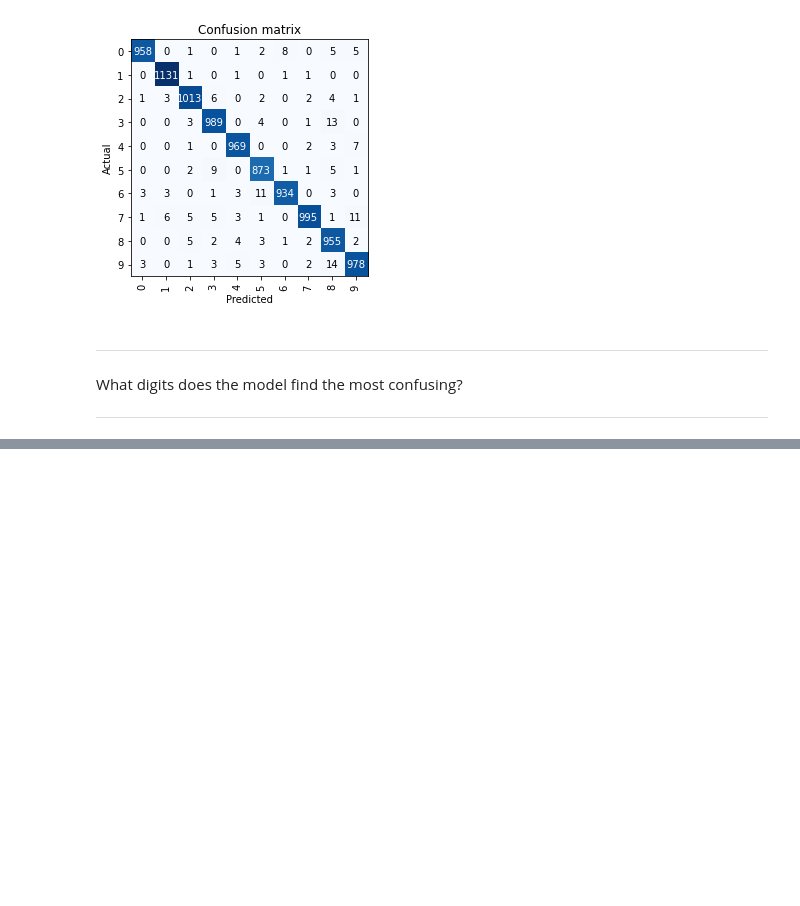
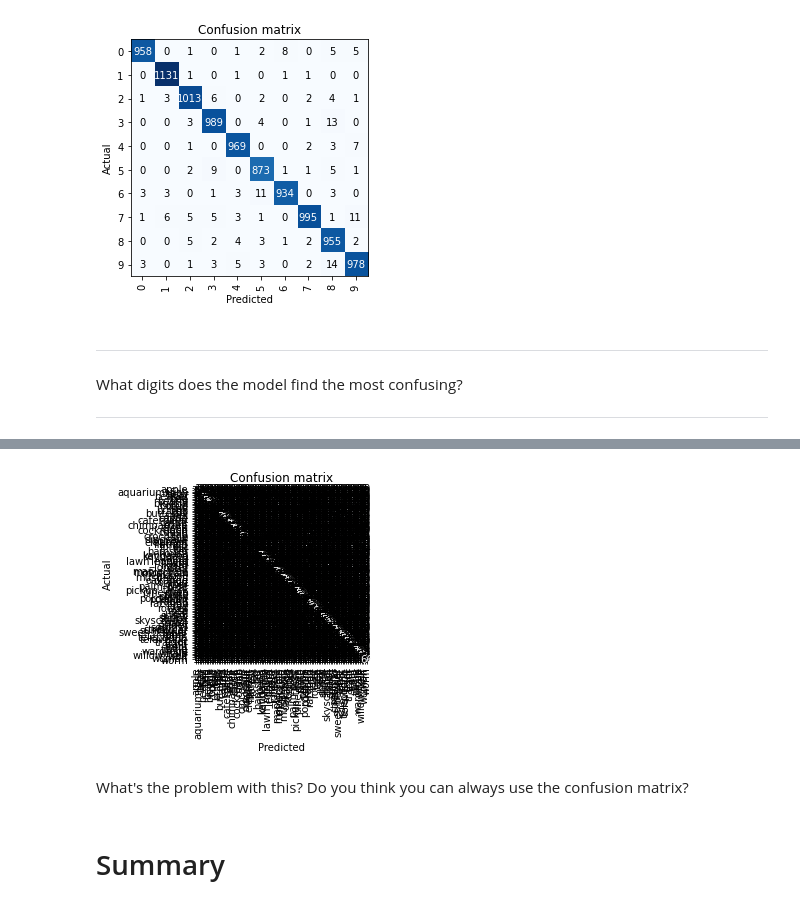
Before and after one commit to aryanfaghihi/ai-course, a Jupyter notebook: Image 1.ipynb, the cells around one changed output, grey strips where cells are left out. Drawn from its saved outputs; the diff is of its cells as text; code cells hidden in the pictures; blank space fills up the shorter version.

```diff
--- a/Image 1.ipynb
+++ b/Image 1.ipynb
@@ -195,0 +257,10 @@ What digits does the model find the most confusing?
+# %%
+# plot the confusion matrix
+### YOUR CODE HERE
+interp.plot_confusion_matrix()
+# %% [output]
+[figure, added]
+# %% [markdown]
+What's the problem with this? Do you think you can always use the confusion matrix?
+# %% [markdown]
+# Summary
```
Also changed, not shown: parts of 12 cells of this notebook.
